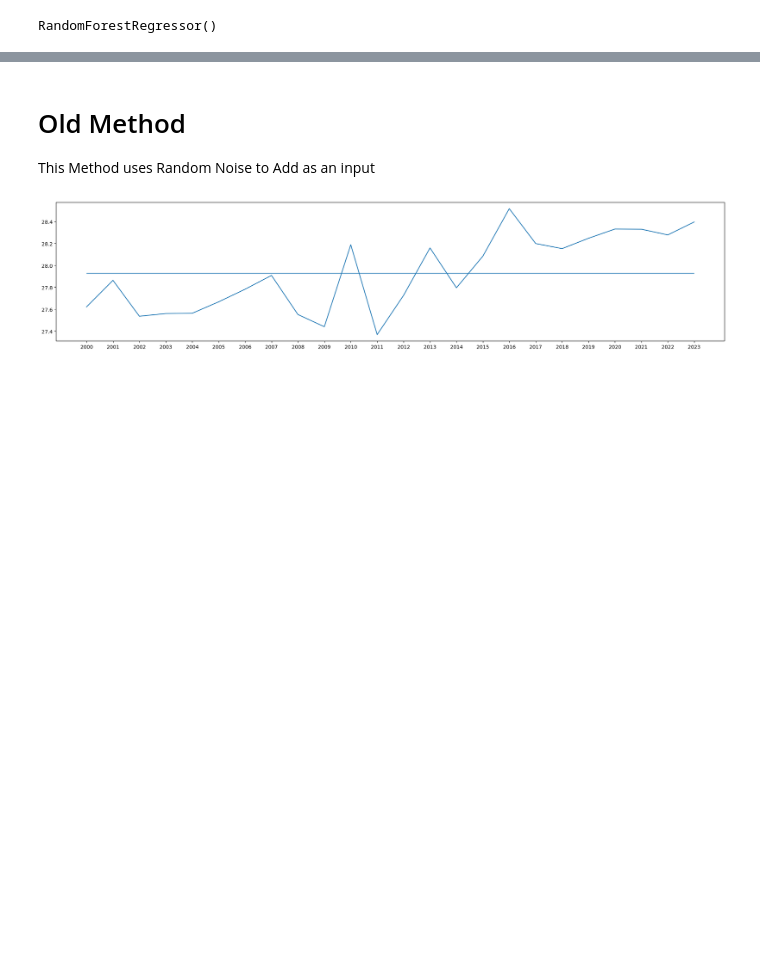
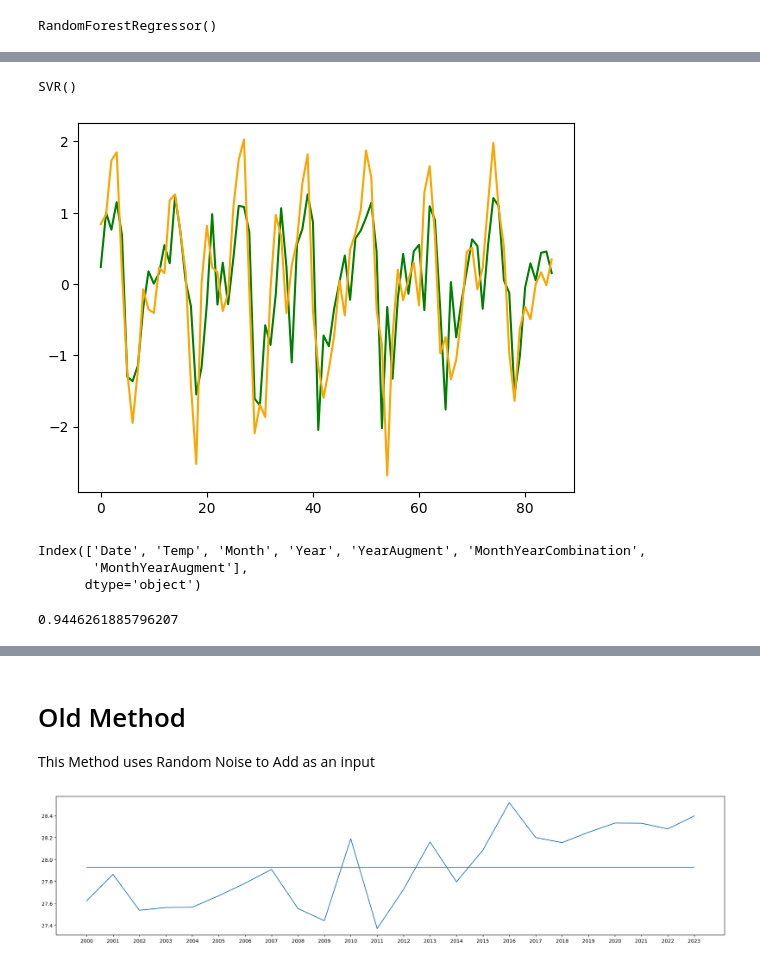
Before and after one commit to alaricespina/Thesis-Repository, a Jupyter notebook: Auto Regressive Ensemble Modelling/AutoRegressive Model.ipynb, the cells around one changed output, grey strips where cells are left out. Saved outputs shown, nothing was run; the diff lists cells and outputs as text; code cells hidden in the pictures; blank space fills up the shorter version.

```diff
--- a/Auto Regressive Ensemble Modelling/AutoRegressive Model.ipynb
+++ b/Auto Regressive Ensemble Modelling/AutoRegressive Model.ipynb
@@ -373,2 +358,25 @@ plt.show()
 # %%
 Month_Year_Mean_Predictor = SVR(kernel = "rbf")
+Month_Year_Mean_Predictor.fit(MYLM_TRAIN_X, MYLM_TRAIN_Y)
+# %% [output]
+SVR()
+# %%
+Y_PRED = Month_Year_Mean_Predictor.predict(MYLM_TEST_X)
+# %%
+plt.figure()
+plt.plot(Y_PRED, label = "Predictions", color = "green")
+plt.plot(MYLM_TEST_Y, label = "Real", color = "orange")
+plt.show()
+# %% [output]
+[figure, added]
+# %%
+final_t_augment_data.columns
+# %% [output]
+Index(['Date', 'Temp', 'Month', 'Year', 'YearAugment', 'MonthYearCombination',
+       'MonthYearAugment'],
+      dtype='object')
+# %%
+Final_STD = np.std(final_t_augment_data["MonthYearAugment"])
+Final_STD
+# %% [output]
+0.9446261885796207
```
Also changed, not shown: parts of 10 cells of this notebook.
